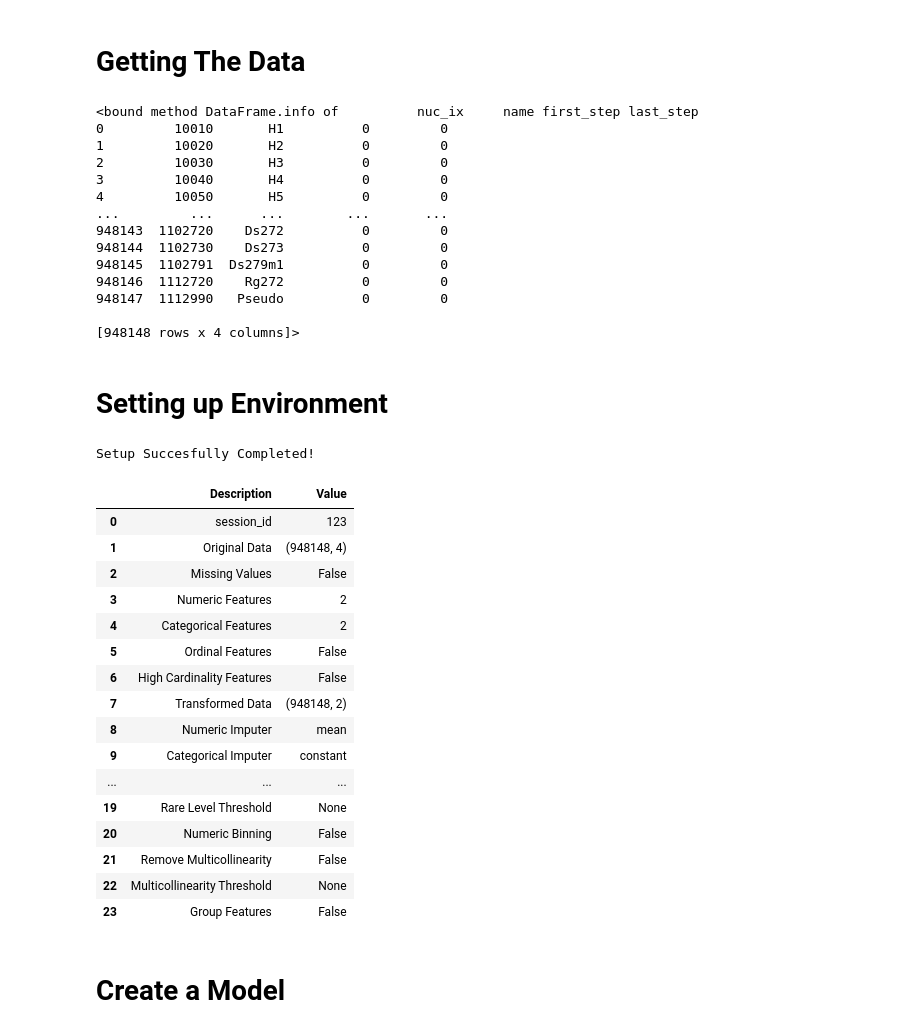
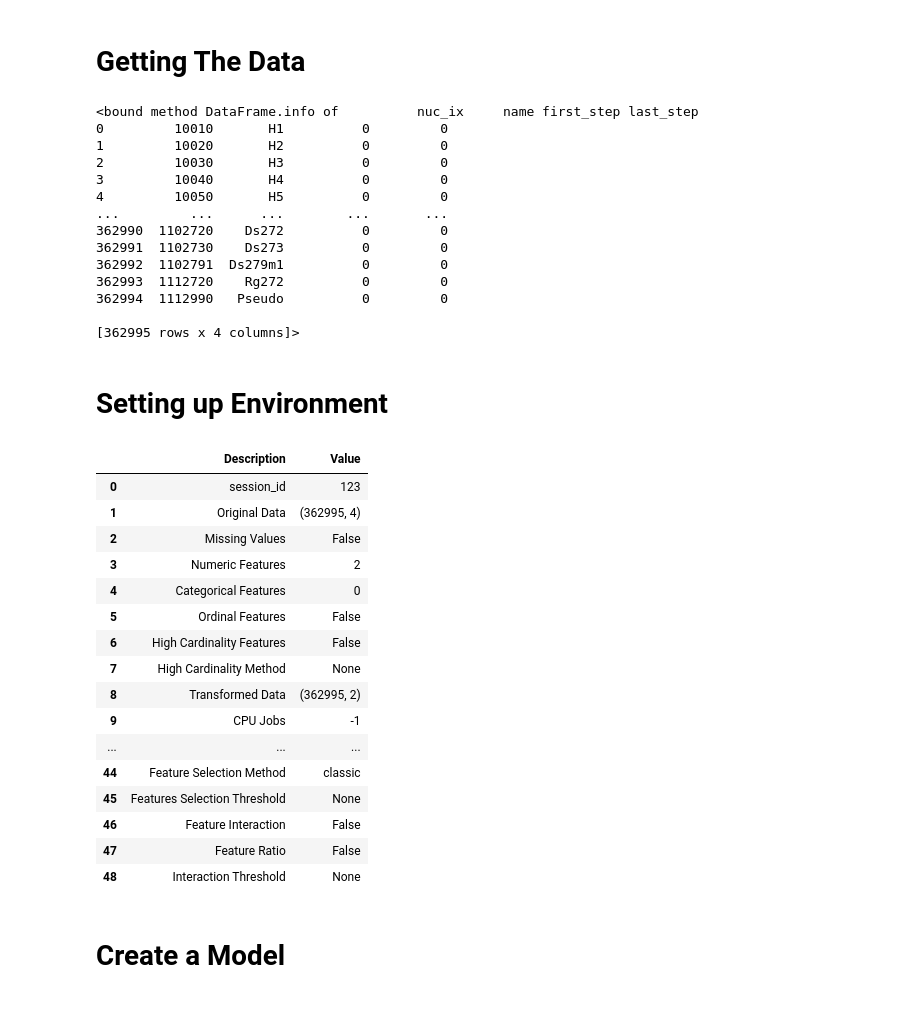
Before and after one commit to bookyue/nuclear_data_automated_processing, a Jupyter notebook: jupyterlab/anomaly_detection.ipynb, the cells around one changed output. Saved outputs shown, nothing was run; the diff lists cells and outputs as text; code cells hidden in the pictures.

```diff
--- a/jupyterlab/anomaly_detection.ipynb
+++ b/jupyterlab/anomaly_detection.ipynb
@@ -15,7 +15,7 @@ import pandas as pd
 nuc_data = pd.DataFrame()
 
 for file in files:
-    dict_nuc_data = fetch_data_by_filename_and_physical_quantities(file, 'all', False)
+    dict_nuc_data = fetch_data_by_filename_and_physical_quantities(file, 'isotope', True)
 
     for pq in dict_nuc_data:
         if dict_nuc_data[pq].empty:
@@ -32,13 +32,13 @@ nuc_data.info
 3         10040       H4          0         0
 4         10050       H5          0         0
 ...         ...      ...        ...       ...
-948143  1102720    Ds272          0         0
-948144  1102730    Ds273          0         0
-948145  1102791  Ds279m1          0         0
-948146  1112720    Rg272          0         0
-948147  1112990   Pseudo          0         0
+362990  1102720    Ds272          0         0
+362991  1102730    Ds273          0         0
+362992  1102791  Ds279m1          0         0
+362993  1112720    Rg272          0         0
+362994  1112990   Pseudo          0         0
 
-[948148 rows x 4 columns]>
+[362995 rows x 4 columns]>
 # %% [markdown]
 # Setting up Environment
 # %%
@@ -47,29 +47,29 @@ numeric_columns = [col for col in nuc_data.columns.tolist() if col not in unnece
 # %%
 from pycaret.anomaly import *
 
 exp_ano = setup(nuc_data, normalize = True,
+                normalize_method='robust',
                 ignore_features = unnecessary_columns,
                 numeric_features = numeric_columns,
                 session_id = 123)
 # %% [output]
-Setup Succesfully Completed!
 |  | Description | Value |
 | 0 | session_id | 123 |
-| 1 | Original Data | (948148, 4) |
+| 1 | Original Data | (362995, 4) |
 | 2 | Missing Values | False |
 | 3 | Numeric Features | 2 |
-| 4 | Categorical Features | 2 |
+| 4 | Categorical Features | 0 |
 | 5 | Ordinal Features | False |
 | 6 | High Cardinality Features | False |
-| 7 | Transformed Data | (948148, 2) |
-| 8 | Numeric Imputer | mean |
-| 9 | Categorical Imputer | constant |
+| 7 | High Cardinality Method | None |
+| 8 | Transformed Data | (362995, 2) |
+| 9 | CPU Jobs | -1 |
 | ... | ... | ... |
-| 19 | Rare Level Threshold | None |
-| 20 | Numeric Binning | False |
-| 21 | Remove Multicollinearity | False |
-| 22 | Multicollinearity Threshold | None |
-| 23 | Group Features | False |
+| 44 | Feature Selection Method | classic |
+| 45 | Features Selection Threshold | None |
+| 46 | Feature Interaction | False |
+| 47 | Feature Ratio | False |
+| 48 | Interaction Threshold | None |
 # %% [markdown]
 # Create a Model
 # %%
```
Also changed, not shown: parts of 24 cells of this notebook.
